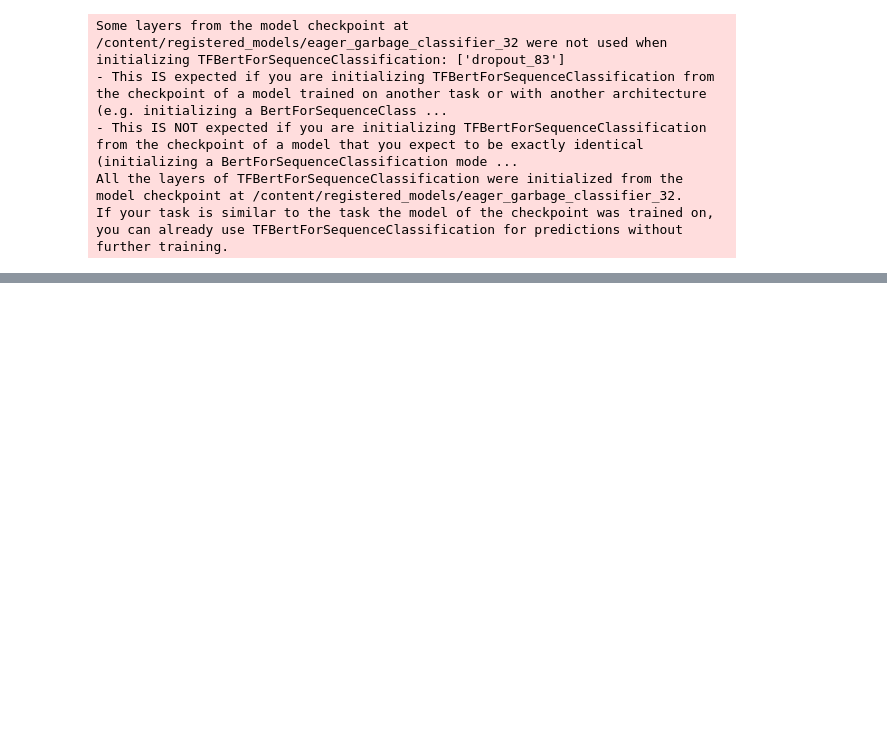
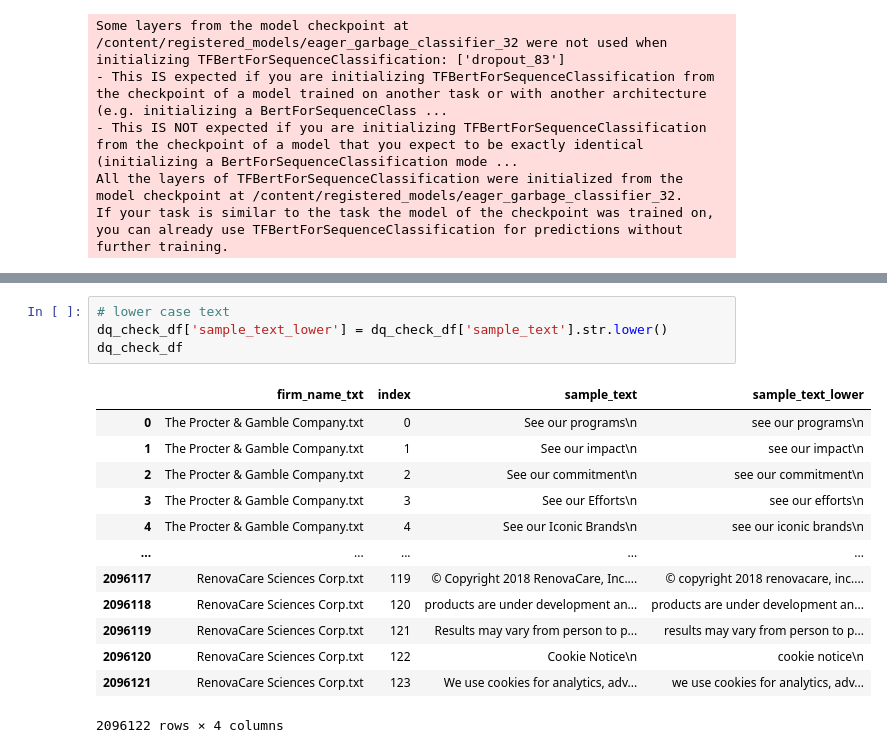
Before and after one commit to euphonic/EAGER, a Jupyter notebook: code/embeddings/garbage_classifier_v4.ipynb, the cells around one changed output, grey strips where cells are left out. Saved outputs shown, nothing was run; the diff lists cells and outputs as text; blank space fills up the shorter version.

```diff
--- a/code/embeddings/garbage_classifier_v4.ipynb
+++ b/code/embeddings/garbage_classifier_v4.ipynb
@@ -519 +521,19 @@ dq_check_df
 2096122 rows × 3 columns
+# %%
+# lower case text
+dq_check_df['sample_text_lower'] = dq_check_df['sample_text'].str.lower()
+dq_check_df
+# %% [output]
+|  | firm_name_txt | index | sample_text | sample_text_lower |
+| 0 | The Procter & Gamble Company.txt | 0 | See our programs\n | see our programs\n |
+| 1 | The Procter & Gamble Company.txt | 1 | See our impact\n | see our impact\n |
+| 2 | The Procter & Gamble Company.txt | 2 | See our commitment\n | see our commitment\n |
+| 3 | The Procter & Gamble Company.txt | 3 | See our Efforts\n | see our efforts\n |
+| 4 | The Procter & Gamble Company.txt | 4 | See our Iconic Brands\n | see our iconic brands\n |
+| ... | ... | ... | ... | ... |
+| 2096117 | RenovaCare Sciences Corp.txt | 119 | © Copyright 2018 RenovaCare, Inc.... | © copyright 2018 renovacare, inc.... |
+| 2096118 | RenovaCare Sciences Corp.txt | 120 | products are under development an... | products are under development an... |
+| 2096119 | RenovaCare Sciences Corp.txt | 121 | Results may vary from person to p... | results may vary from person to p... |
+| 2096120 | RenovaCare Sciences Corp.txt | 122 | Cookie Notice\n | cookie notice\n |
+| 2096121 | RenovaCare Sciences Corp.txt | 123 | We use cookies for analytics, adv... | we use cookies for analytics, adv... |
+2096122 rows × 4 columns
```
Also changed, not shown: parts of 21 cells of this notebook.
